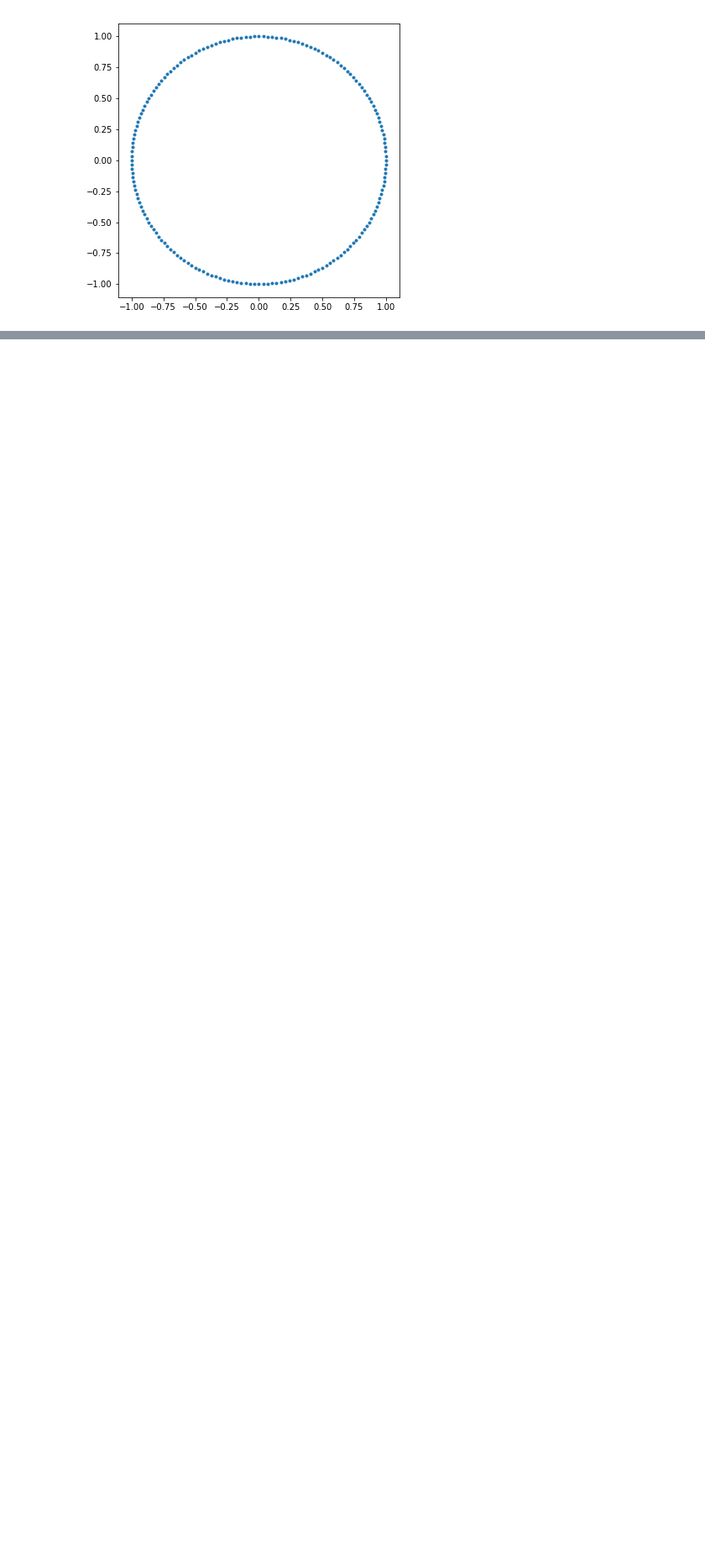
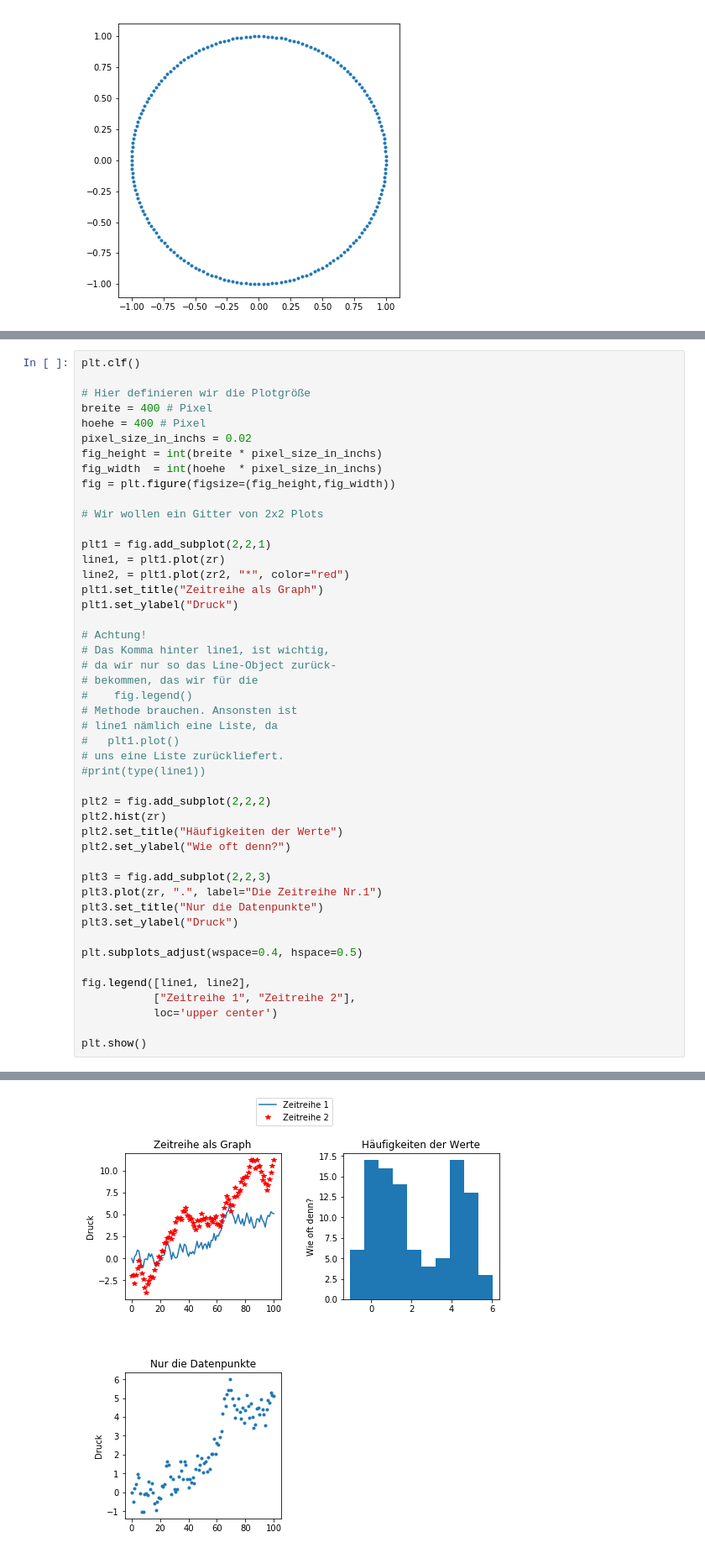
Before and after one commit to juebrauer/course_introduction_to_python, a Jupyter notebook: 07_matplotlib_grundlagen/matplotlib_grundlagen.ipynb, the cells around one changed output, grey strips where cells are left out. Shown at 84% size. Drawn from its saved outputs; the diff is of its cells as text; blank space fills up the shorter version.

```diff
--- a/07_matplotlib_grundlagen/matplotlib_grundlagen.ipynb
+++ b/07_matplotlib_grundlagen/matplotlib_grundlagen.ipynb
@@ -663,0 +782,48 @@ plt.show()
+# %%
+plt.clf()
+
+# Hier definieren wir die Plotgröße
+breite = 400 # Pixel
+hoehe = 400 # Pixel
+pixel_size_in_inchs = 0.02
+fig_height = int(breite * pixel_size_in_inchs)
+fig_width  = int(hoehe  * pixel_size_in_inchs)
+fig = plt.figure(figsize=(fig_height,fig_width))
+
+# Wir wollen ein Gitter von 2x2 Plots
+
+plt1 = fig.add_subplot(2,2,1)
+line1, = plt1.plot(zr)
+line2, = plt1.plot(zr2, "*", color="red")
+plt1.set_title("Zeitreihe als Graph")
+plt1.set_ylabel("Druck")
+
+# Achtung!
+# Das Komma hinter line1, ist wichtig,
+# da wir nur so das Line-Object zurück-
+# bekommen, das wir für die
+#    fig.legend()
+# Methode brauchen. Ansonsten ist
+# line1 nämlich eine Liste, da
+#   plt1.plot()
+# uns eine Liste zurückliefert.
+#print(type(line1))
+
+plt2 = fig.add_subplot(2,2,2)
+plt2.hist(zr)
+plt2.set_title("Häufigkeiten der Werte")
+plt2.set_ylabel("Wie oft denn?")
+
+plt3 = fig.add_subplot(2,2,3)
+plt3.plot(zr, ".", label="Die Zeitreihe Nr.1")
+plt3.set_title("Nur die Datenpunkte")
+plt3.set_ylabel("Druck")
+
+plt.subplots_adjust(wspace=0.4, hspace=0.5)
+
+fig.legend([line1, line2],
+           ["Zeitreihe 1", "Zeitreihe 2"],
+           loc='upper center')
+
+plt.show()
+# %% [output]
@@ -663,0 +831 @@ plt.show()
+[figure, added]
```
Also changed, not shown: parts of 14 cells of this notebook.
